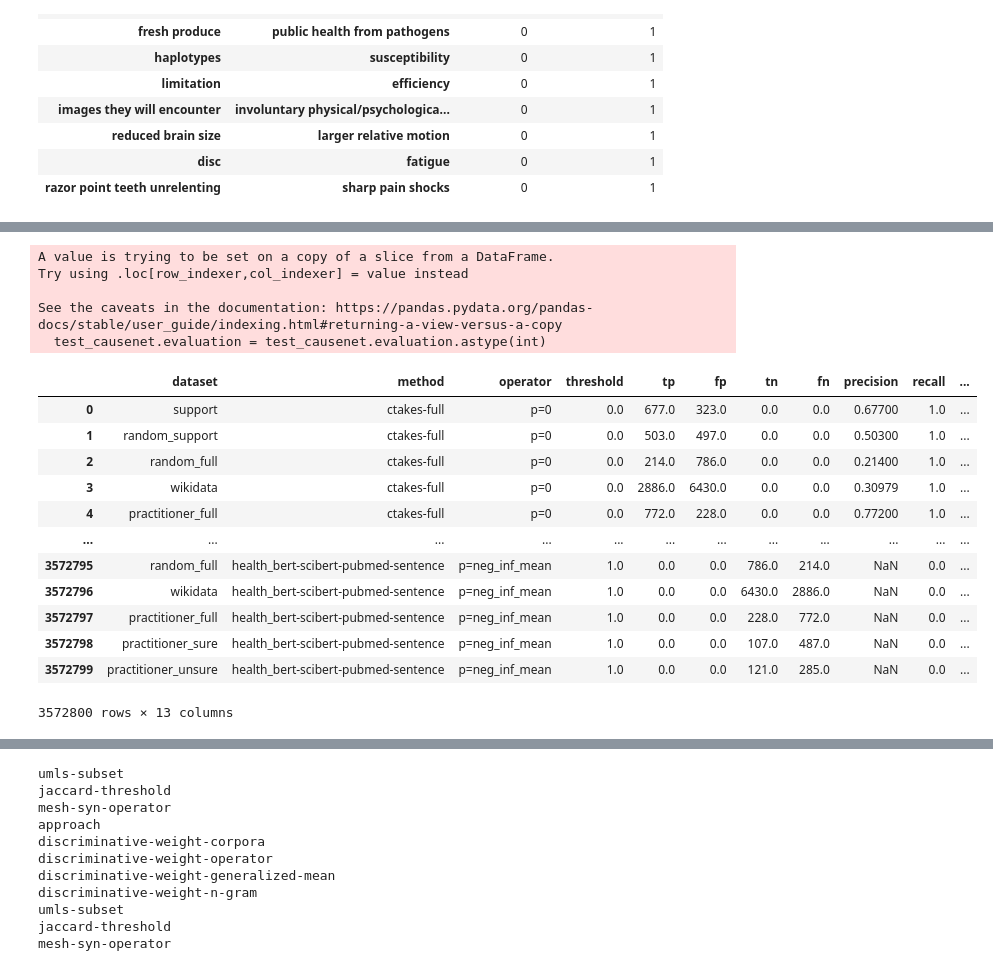
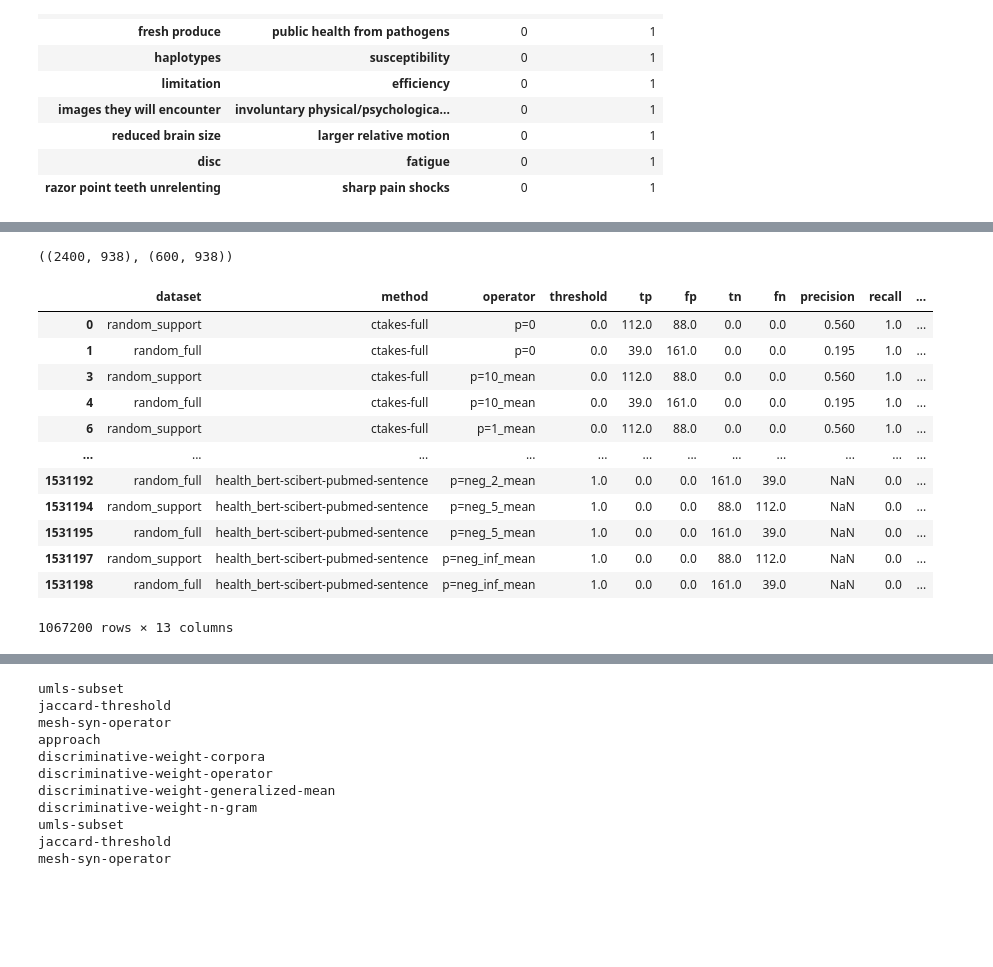
Before and after one commit to webis-de/coling22-mining-health-related-statements, a Jupyter notebook: notebooks/evaluate_test_causenet.ipynb, the cells around one changed output, grey strips where cells are left out. Drawn from its saved outputs; the diff is of its cells as text; code cells hidden in the pictures; blank space fills up the shorter version.

```diff
--- a/notebooks/evaluate_test_causenet.ipynb
+++ b/notebooks/evaluate_test_causenet.ipynb
@@ -424,3 +373,19 @@ test_causenet_medical
+# %%
+seed = 42
+sample_idcs = test_causenet_medical.groupby(test_causenet.dataset).sample(800, random_state=seed).index
+
+validation_causenet_medical = test_causenet_medical.loc[sample_idcs]
+test_causenet_medical = test_causenet_medical.loc[~test_causenet_medical.index.isin(sample_idcs.values)]
+
+validation_causenet = test_causenet.loc[sample_idcs]
+test_causenet = test_causenet.loc[~test_causenet.index.isin(sample_idcs.values)]
+
+validation_causenet_combined = test_causenet_combined.loc[sample_idcs]
+test_causenet_combined = test_causenet_combined.loc[~test_causenet_combined.index.isin(sample_idcs.values)]
+
+validation_causenet.shape, test_causenet.shape
+# %% [output]
+((2400, 938), (600, 938))
 # %%
 def evaluate_test_causenet_medical(test_causenet, test_causenet_medical):
     _tp = []
@@ -519,18 +484,18 @@ def evaluate_test_causenet_medical(test_causenet, test_causenet_medical):
     return test_causenet_metrics
 
 
+validation_causenet_metrics = evaluate_test_causenet_medical(
+    validation_causenet.loc[:, ["evaluation", "dataset"]], validation_causenet_medical,
+)
 test_causenet_metrics = evaluate_test_causenet_medical(
     test_causenet.loc[:, ["evaluation", "dataset"]], test_causenet_medical,
 )
-sentence_test_causenet_metrics = evaluate_test_causenet_medical(
-    sentence_test_causenet.rename(
-        {"manual_evaluation": "evaluation", "evaluation": "_"}, axis=1
-    ).loc[:, ["evaluation", "dataset"]],
-    sentence_test_causenet_medical,
-)
+
+test_causenet_metrics = test_causenet_metrics.loc[
+    test_causenet_metrics.dataset.isin(["random_support", "random_full"]) |
+    (test_causenet_metrics.operator == "p=inf_mean")
+]
+validation_causenet_metrics = validation_causenet_metrics.loc[
+    validation_causenet_metrics.dataset.isin(["random_support", "random_full"]) |
+    (validation_causenet_metrics.operator == "p=inf_mean")
+]
-# %% [output]
-A value is trying to be set on a copy of a slice from a DataFrame.
-Try using .loc[row_indexer,col_indexer] = value instead
-
-See the caveats in the documentation: https://pandas.pydata.org/pandas-docs/stable/user_guide/indexing.html#returning-a-view-versus-a-copy
-  test_causenet.evaluation = test_causenet.evaluation.astype(int)
@@ -544,25 +518,25 @@ sentence_test_causenet_metrics.to_pickle(
 # %%
 test_causenet_metrics = pd.read_pickle(
     os.path.join(constants.BASE_PATH, "test_causenet_metrics.pkl")
 )
-sentence_test_causenet_metrics = pd.read_pickle(
-    os.path.join(constants.BASE_PATH, "sentence_test_causenet_metrics.pkl")
+validation_causenet_metrics = pd.read_pickle(
+    os.path.join(constants.BASE_PATH, "validation_causenet_metrics.pkl")
 )
 test_causenet_metrics
 # %% [output]
 |  | dataset | method | operator | threshold | tp | fp | tn | fn | precision | recall | ... |
-| 0 | support | ctakes-full | p=0 | 0.0 | 677.0 | 323.0 | 0.0 | 0.0 | 0.67700 | 1.0 | ... |
-| 1 | random_support | ctakes-full | p=0 | 0.0 | 503.0 | 497.0 | 0.0 | 0.0 | 0.50300 | 1.0 | ... |
-| 2 | random_full | ctakes-full | p=0 | 0.0 | 214.0 | 786.0 | 0.0 | 0.0 | 0.21400 | 1.0 | ... |
-| 3 | wikidata | ctakes-full | p=0 | 0.0 | 2886.0 | 6430.0 | 0.0 | 0.0 | 0.30979 | 1.0 | ... |
-| 4 | practitioner_full | ctakes-full | p=0 | 0.0 | 772.0 | 228.0 | 0.0 | 0.0 | 0.77200 | 1.0 | ... |
+| 0 | random_support | ctakes-full | p=0 | 0.0 | 112.0 | 88.0 | 0.0 | 0.0 | 0.560 | 1.0 | ... |
+| 1 | random_full | ctakes-full | p=0 | 0.0 | 39.0 | 161.0 | 0.0 | 0.0 | 0.195 | 1.0 | ... |
+| 3 | random_support | ctakes-full | p=10_mean | 0.0 | 112.0 | 88.0 | 0.0 | 0.0 | 0.560 | 1.0 | ... |
+| 4 | random_full | ctakes-full | p=10_mean | 0.0 | 39.0 | 161.0 | 0.0 | 0.0 | 0.195 | 1.0 | ... |
+| 6 | random_support | ctakes-full | p=1_mean | 0.0 | 112.0 | 88.0 | 0.0 | 0.0 | 0.560 | 1.0 | ... |
 | ... | ... | ... | ... | ... | ... | ... | ... | ... | ... | ... | ... |
-| 3572795 | random_full | health_bert-scibert-pubmed-sentence | p=neg_inf_mean | 1.0 | 0.0 | 0.0 | 786.0 | 214.0 | NaN | 0.0 | ... |
-| 3572796 | wikidata | health_bert-scibert-pubmed-sentence | p=neg_inf_mean | 1.0 | 0.0 | 0.0 | 6430.0 | 2886.0 | NaN | 0.0 | ... |
-| 3572797 | practitioner_full | health_bert-scibert-pubmed-sentence | p=neg_inf_mean | 1.0 | 0.0 | 0.0 | 228.0 | 772.0 | NaN | 0.0 | ... |
-| 3572798 | practitioner_sure | health_bert-scibert-pubmed-sentence | p=neg_inf_mean | 1.0 | 0.0 | 0.0 | 107.0 | 487.0 | NaN | 0.0 | ... |
-| 3572799 | practitioner_unsure | health_bert-scibert-pubmed-sentence | p=neg_inf_mean | 1.0 | 0.0 | 0.0 | 121.0 | 285.0 | NaN | 0.0 | ... |
+| 1531192 | random_full | health_bert-scibert-pubmed-sentence | p=neg_2_mean | 1.0 | 0.0 | 0.0 | 161.0 | 39.0 | NaN | 0.0 | ... |
+| 1531194 | random_support | health_bert-scibert-pubmed-sentence | p=neg_5_mean | 1.0 | 0.0 | 0.0 | 88.0 | 112.0 | NaN | 0.0 | ... |
+| 1531195 | random_full | health_bert-scibert-pubmed-sentence | p=neg_5_mean | 1.0 | 0.0 | 0.0 | 161.0 | 39.0 | NaN | 0.0 | ... |
+| 1531197 | random_support | health_bert-scibert-pubmed-sentence | p=neg_inf_mean | 1.0 | 0.0 | 0.0 | 88.0 | 112.0 | NaN | 0.0 | ... |
+| 1531198 | random_full | health_bert-scibert-pubmed-sentence | p=neg_inf_mean | 1.0 | 0.0 | 0.0 | 161.0 | 39.0 | NaN | 0.0 | ... |
-3572800 rows × 13 columns
+1067200 rows × 13 columns
 # %%
 def precision_recall_plot(methods, plot_ops, dataset, labels=None):
     ax = None
```
Also changed, not shown: parts of 34 cells of this notebook, 4 other files.
